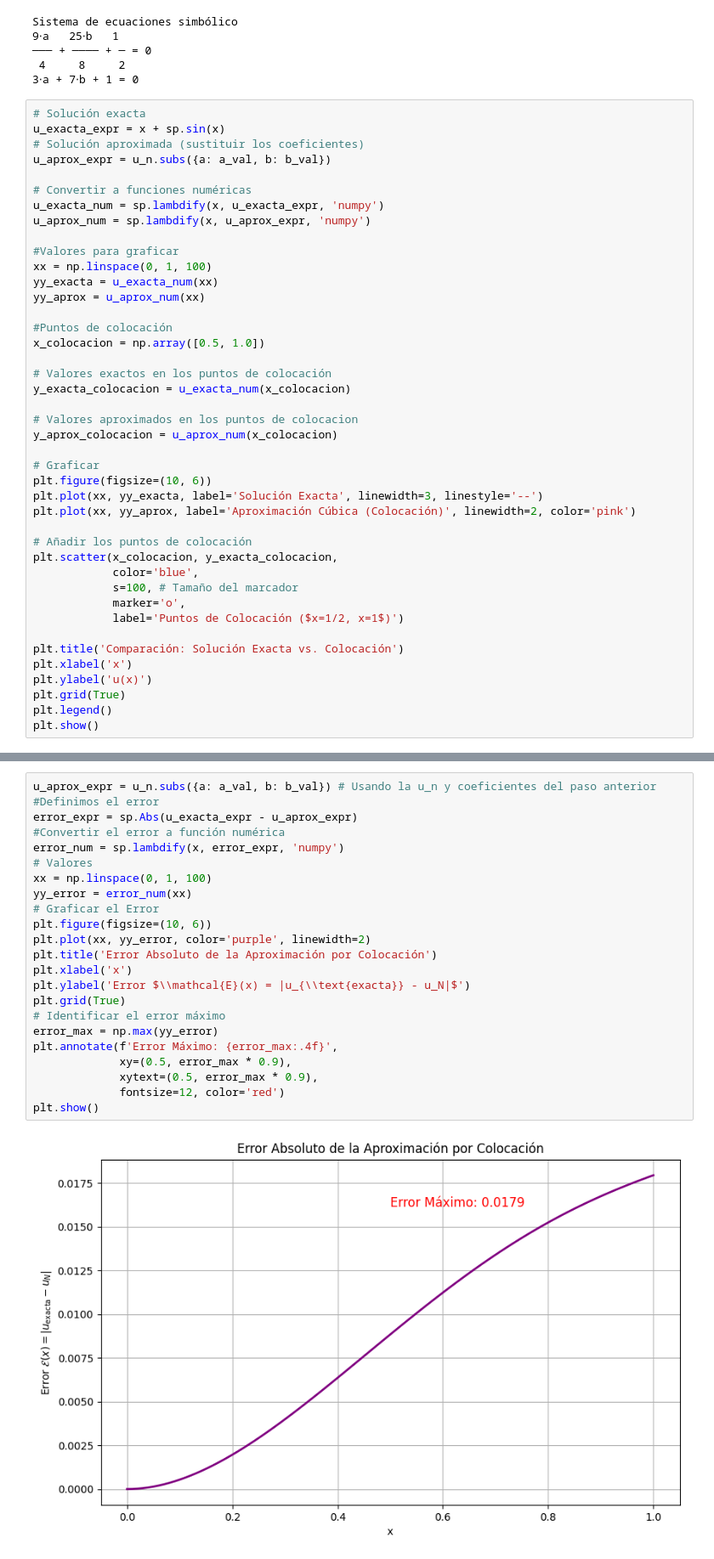
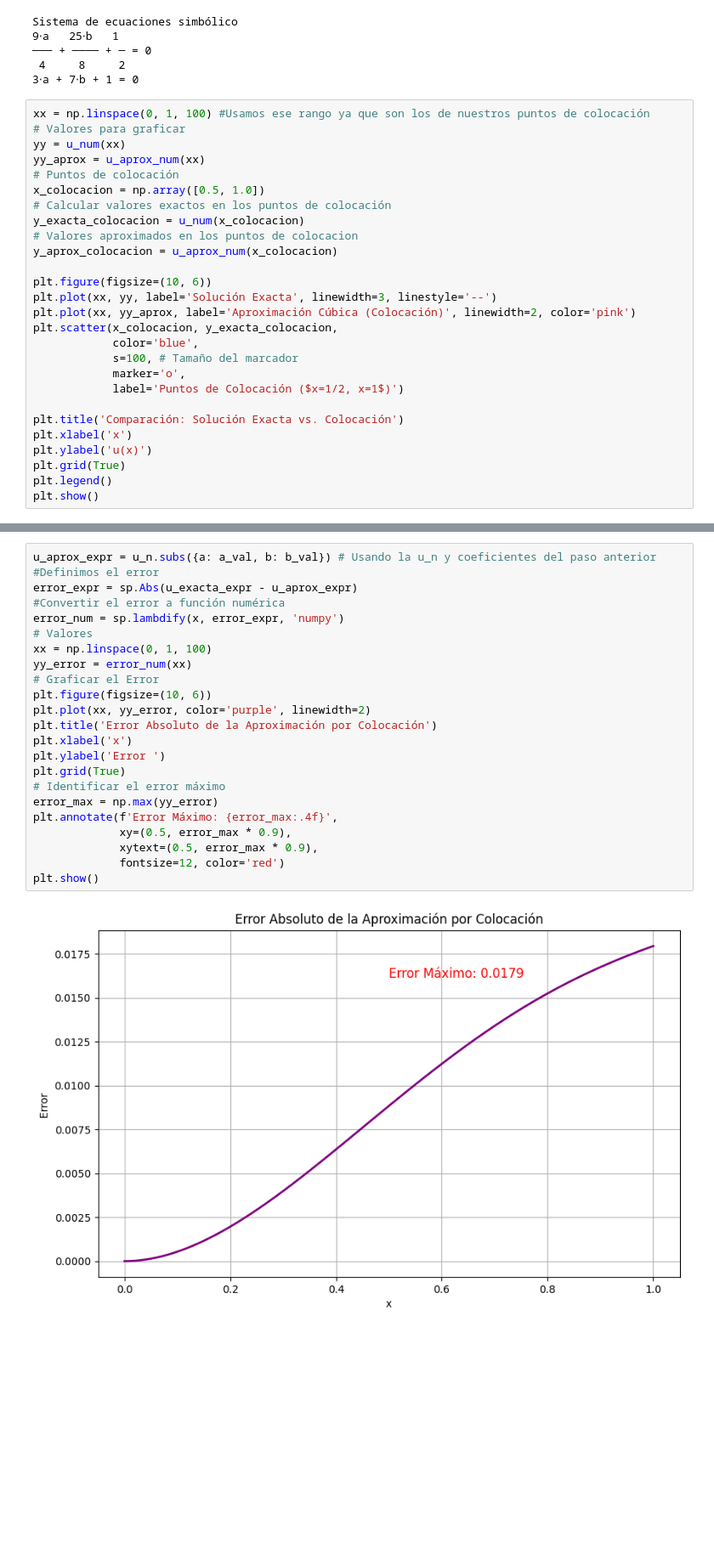
Before and after one commit to Evelyn-Rojas/Ecuaciones-diferenciales-parciales-ll, a Jupyter notebook: MétodoColocación.ipynb, the cells around one changed output, grey strips where cells are left out. Shown at 85% size. Saved outputs shown, nothing was run; the diff lists cells and outputs as text; blank space fills up the shorter version.

```diff
--- a/MétodoColocación.ipynb
+++ b/MétodoColocación.ipynb
@@ -114,35 +114,20 @@ Sistema de ecuaciones simbólico
  4     8     2
 3⋅a + 7⋅b + 1 = 0
 # %%
-# Solución exacta
-u_exacta_expr = x + sp.sin(x)
-# Solución aproximada (sustituir los coeficientes)
-u_aprox_expr = u_n.subs({a: a_val, b: b_val})
-
-# Convertir a funciones numéricas
-u_exacta_num = sp.lambdify(x, u_exacta_expr, 'numpy')
-u_aprox_num = sp.lambdify(x, u_aprox_expr, 'numpy')
-
-#Valores para graficar
-xx = np.linspace(0, 1, 100)
-yy_exacta = u_exacta_num(xx)
+xx = np.linspace(0, 1, 100) #Usamos ese rango ya que son los de nuestros puntos de colocación
+# Valores para graficar
+yy = u_num(xx)
 yy_aprox = u_aprox_num(xx)
-
-#Puntos de colocación
+# Puntos de colocación
 x_colocacion = np.array([0.5, 1.0])
-
-# Valores exactos en los puntos de colocación
-y_exacta_colocacion = u_exacta_num(x_colocacion)
-
+# Calcular valores exactos en los puntos de colocación
+y_exacta_colocacion = u_num(x_colocacion)
 # Valores aproximados en los puntos de colocacion
 y_aprox_colocacion = u_aprox_num(x_colocacion)
 
-# Graficar
 plt.figure(figsize=(10, 6))
-plt.plot(xx, yy_exacta, label='Solución Exacta', linewidth=3, linestyle='--')
+plt.plot(xx, yy, label='Solución Exacta', linewidth=3, linestyle='--')
 plt.plot(xx, yy_aprox, label='Aproximación Cúbica (Colocación)', linewidth=2, color='pink')
-
-# Añadir los puntos de colocación
 plt.scatter(x_colocacion, y_exacta_colocacion,
             color='blue',
             s=100, # Tamaño del marcador
@@ -160,25 +145,25 @@ plt.show()
 # %%
 u_aprox_expr = u_n.subs({a: a_val, b: b_val}) # Usando la u_n y coeficientes del paso anterior
 #Definimos el error
 error_expr = sp.Abs(u_exacta_expr - u_aprox_expr)
 #Convertir el error a función numérica
 error_num = sp.lambdify(x, error_expr, 'numpy')
 # Valores
 xx = np.linspace(0, 1, 100)
 yy_error = error_num(xx)
 # Graficar el Error
 plt.figure(figsize=(10, 6))
 plt.plot(xx, yy_error, color='purple', linewidth=2)
 plt.title('Error Absoluto de la Aproximación por Colocación')
 plt.xlabel('x')
-plt.ylabel('Error $\\mathcal{E}(x) = |u_{\\text{exacta}} - u_N|$')
+plt.ylabel('Error ')
 plt.grid(True)
 # Identificar el error máximo
 error_max = np.max(yy_error)
 plt.annotate(f'Error Máximo: {error_max:.4f}',
              xy=(0.5, error_max * 0.9),
              xytext=(0.5, error_max * 0.9),
              fontsize=12, color='red')
 plt.show()
 # %% [output]
-[figure, old version]
+[figure, new version]
```
Also changed, not shown: parts of 3 cells of this notebook.
